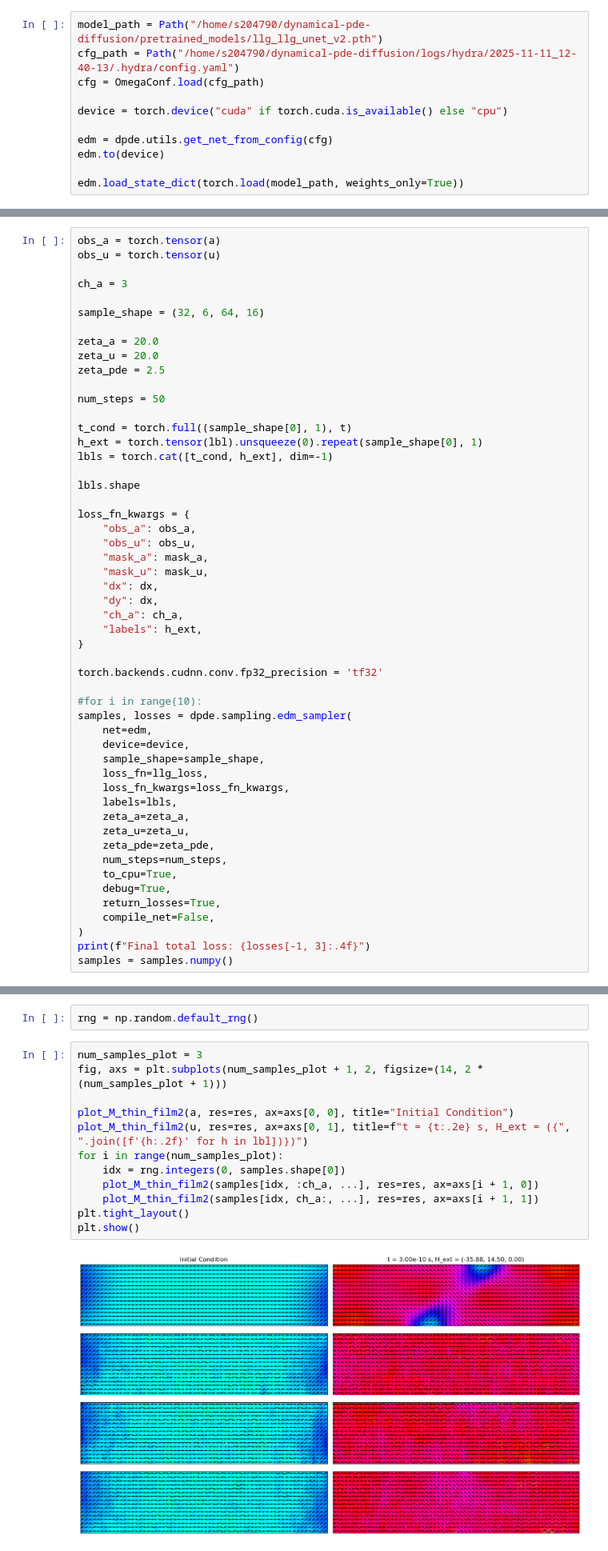
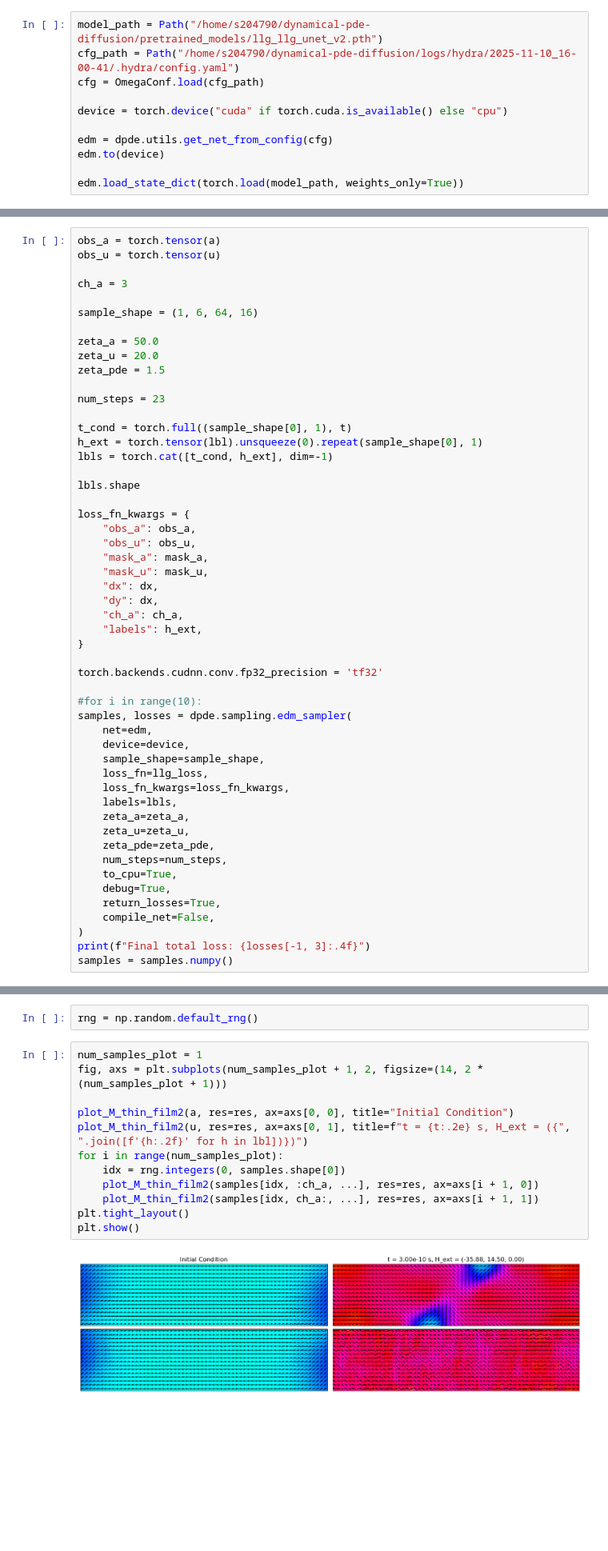
Before and after one commit to cmt-dtu-energy/dynamical-pde-diffusion, a Jupyter notebook: notebooks/04_llg_equation.ipynb, the cells around one changed output, grey strips where cells are left out. Shown at 80% size. Cells and saved outputs as stored; diff of their text form; blank space fills up the shorter version.

```diff
--- a/notebooks/04_llg_equation.ipynb
+++ b/notebooks/04_llg_equation.ipynb
@@ -125,7 +127,7 @@ res = attrs["res"]
 grid_size = attrs["grid_size"]
 # %%
 model_path = Path("/home/s204790/dynamical-pde-diffusion/pretrained_models/llg_llg_unet_v2.pth")
-cfg_path = Path("/home/s204790/dynamical-pde-diffusion/logs/hydra/2025-11-11_12-40-13/.hydra/config.yaml")
+cfg_path = Path("/home/s204790/dynamical-pde-diffusion/logs/hydra/2025-11-10_16-00-41/.hydra/config.yaml")
 cfg = OmegaConf.load(cfg_path)
 
 device = torch.device("cuda" if torch.cuda.is_available() else "cpu")
@@ -368,13 +328,13 @@ obs_u = torch.tensor(u)
 
 ch_a = 3
 
-sample_shape = (32, 6, 64, 16)
+sample_shape = (1, 6, 64, 16)
 
-zeta_a = 20.0
+zeta_a = 50.0
 zeta_u = 20.0
-zeta_pde = 2.5
+zeta_pde = 1.5
 
-num_steps = 50
+num_steps = 23
 
 t_cond = torch.full((sample_shape[0], 1), t)
 h_ext = torch.tensor(lbl).unsqueeze(0).repeat(sample_shape[0], 1)
@@ -434,19 +394,19 @@ plt.show()
 # %%
 rng = np.random.default_rng()
 # %%
-num_samples_plot = 3
+num_samples_plot = 1
 fig, axs = plt.subplots(num_samples_plot + 1, 2, figsize=(14, 2 * (num_samples_plot + 1)))
 
 plot_M_thin_film2(a, res=res, ax=axs[0, 0], title="Initial Condition")
 plot_M_thin_film2(u, res=res, ax=axs[0, 1], title=f"t = {t:.2e} s, H_ext = ({", ".join([f'{h:.2f}' for h in lbl])})")
 for i in range(num_samples_plot):
     idx = rng.integers(0, samples.shape[0])
     plot_M_thin_film2(samples[idx, :ch_a, ...], res=res, ax=axs[i + 1, 0])
     plot_M_thin_film2(samples[idx, ch_a:, ...], res=res, ax=axs[i + 1, 1])
 plt.tight_layout()
 plt.show()
 # %% [output]
-[figure, old version]
+[figure, new version]
 # %%
 average_a = samples[:, :ch_a, ...].mean(axis=0)
 average_u = samples[:, ch_a:, ...].mean(axis=0)
```
Also changed, not shown: parts of 7 cells of this notebook, 24 other files.
